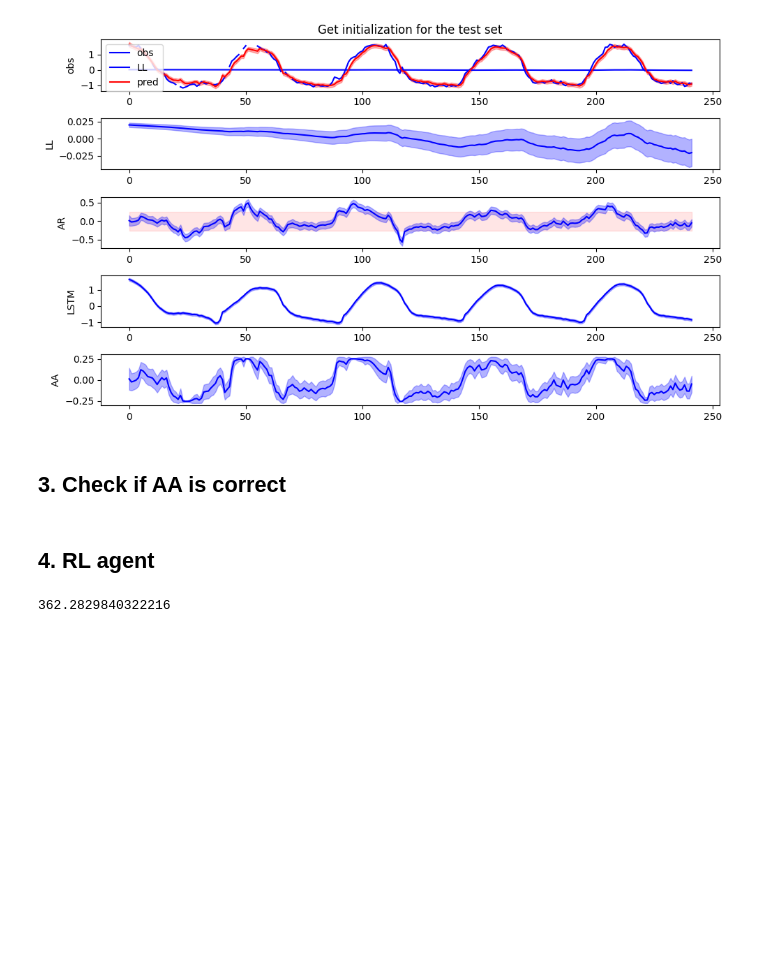
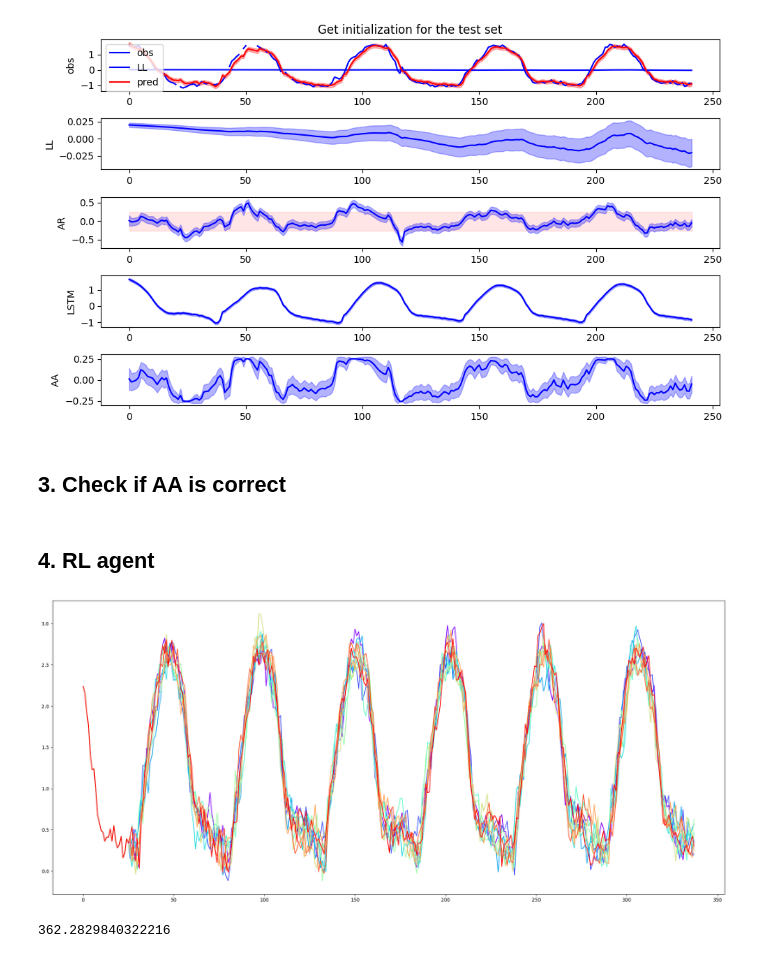
Before and after one commit to zhanwen-xin/cuTAGI, a Jupyter notebook: examples/ITV_CASC_LGA007PIAP_E010_202407.ipynb, the cells around one changed output. Cells and saved outputs as stored; diff of their text form; code cells hidden in the pictures; blank space fills up the shorter version.

Commit message:
add 10000 time series

```diff
--- a/examples/ITV_CASC_LGA007PIAP_E010_202407.ipynb
+++ b/examples/ITV_CASC_LGA007PIAP_E010_202407.ipynb
@@ -118,22 +118,24 @@ last_seq_obs, last_seq_datetime, last_lstm_x = BDLM.get_testing_model_initials(v
 # %%
 # Training RL
 # Initialize environment
 from pytagi.LSTM_KF_RL_Env import LSTM_KF_Env
 train_dtl = BDLM.train_dtl
 env = LSTM_KF_Env(render_mode=None, data_loader=train_dtl, \
                     ts_model=BDLM.model, step_look_back=64)
 state, _ = env.reset(z=init_z, Sz=init_Sz, mu_preds_lstm = copy.deepcopy(init_mu_lstm), var_preds_lstm = copy.deepcopy(init_var_lstm),\
                     net_test=LSTM_net, init_mu_W2b=init_mu_W2b, init_var_W2b=init_var_W2b, phi_AR=BDLM.phi_AR, Sigma_AR=BDLM.Sigma_AR,
                     phi_AA = BDLM.phi_AA, Sigma_AA_ratio = BDLM.Sigma_AA_ratio, use_BAR = BDLM.use_BAR, input_BAR = BDLM.input_BAR)
 n_actions = env.action_space.n
 n_observations = len(state['hidden_states'])
 agents_RL = regime_change_detection_tagiV(trained_BDLM = BDLM, val_datetime_values = val_datetime_values,
                                          n_observations = n_observations, n_actions = n_actions)
 agent_model_path = './saved_param/CASC_LGA007PIAP_E010_2024_07/tagiv_models/agent_test1'
-# # # Generate synthetic time series
-# agents_RL.generate_synthetic_ts(num_syn_ts = 520, syn_ts_len = 52 * 6)
-# agents_RL.save_synthetic_ts(datetime_save_path='data/CASC_LGA007PIAP_E010_2024_07/RLDS_y_datetime_200episodes_V4.csv',
-#                             observation_save_path='data/CASC_LGA007PIAP_E010_2024_07/RLDS_y_observation_200episodes_V4.csv')
+# # Generate synthetic time series
+agents_RL.generate_synthetic_ts(num_syn_ts = 10000, syn_ts_len = 52 * 6)
+agents_RL.save_synthetic_ts(datetime_save_path='data/CASC_LGA007PIAP_E010_2024_07/RLDS_y_datetime_10000episodes_V1.csv',
+                            observation_save_path='data/CASC_LGA007PIAP_E010_2024_07/RLDS_y_observation_10000episodes_V1.csv')
+# %% [output]
+[figure, added]
 # %%
 print((-3.3882529439734523+ 7.011082784295671)/(1-0.99))
 # %% [output]
```
Also changed, not shown: parts of 1 cell of this notebook, 2 other files.
